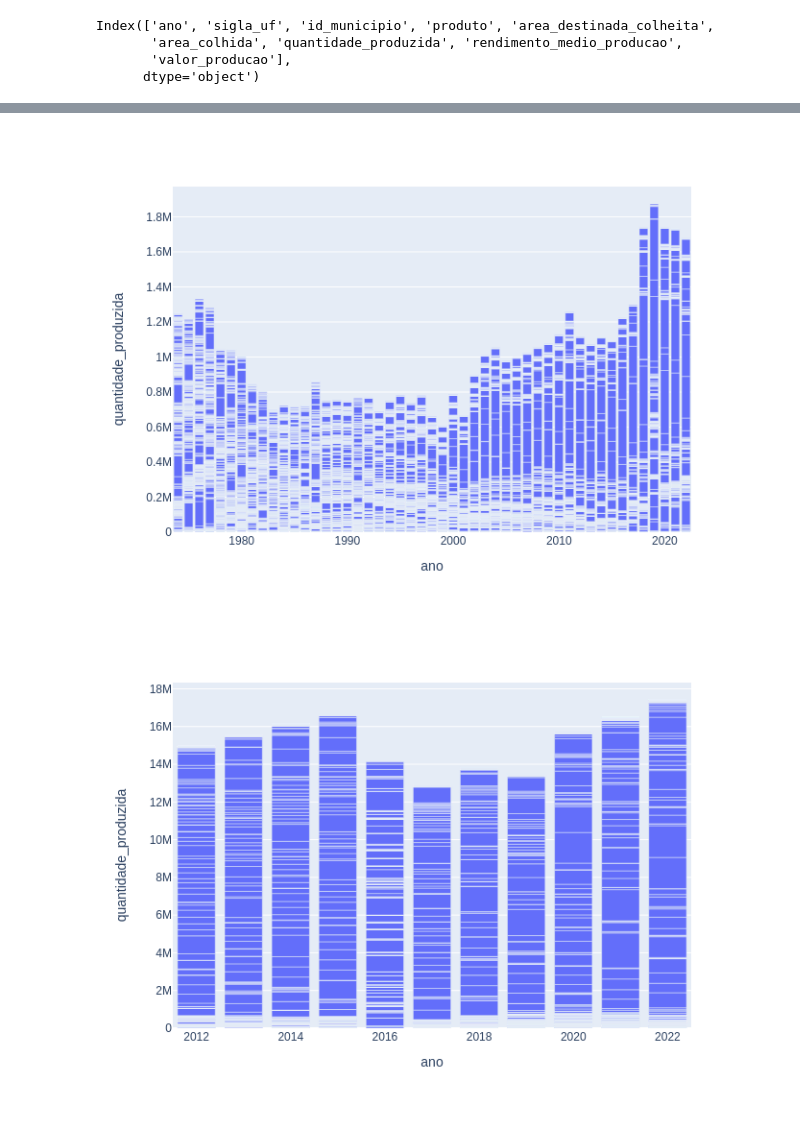
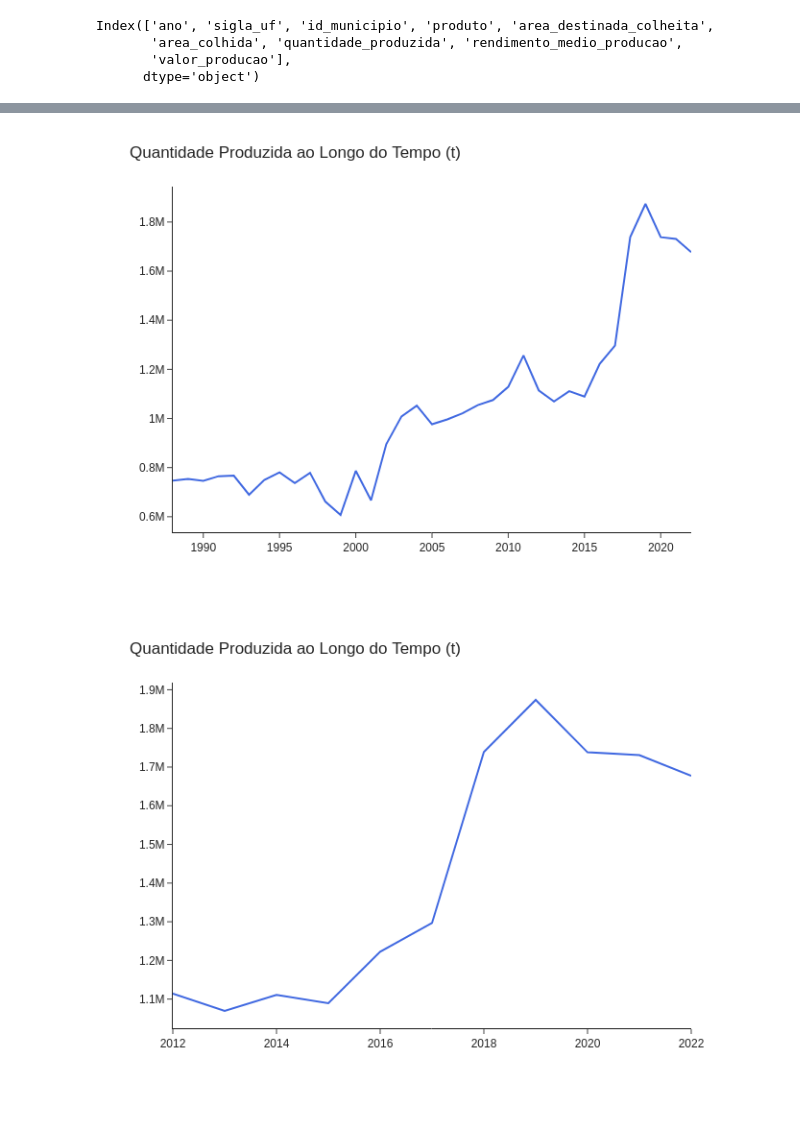
Before and after one commit to luizantoniont/analises-exploratorias-dados, a Jupyter notebook: EDA_pam_permanentes.ipynb, the cells around one changed output, grey strips where cells are left out. Cells and saved outputs as stored; diff of their text form; code cells hidden in the pictures.

```diff
--- a/EDA_pam_permanentes.ipynb
+++ b/EDA_pam_permanentes.ipynb
@@ -96,3 +108,5 @@ df.head(20)
+# %%
+df = df.dropna(subset=['area_destinada_colheita', 'area_colhida', 'quantidade_produzida', 'rendimento_medio_producao', 'valor_producao'])
 # %%
 df.describe()
 # %% [output]
@@ -133,0 +154,3 @@ Requirement already satisfied: kaleido in /usr/local/lib/python3.10/dist-package
+# %%
+quantidade_produzida = df.groupby('ano')['quantidade_produzida'].sum().reset_index()
+quantidade_produzida
@@ -134,15 +175,26 @@ Requirement already satisfied: kaleido in /usr/local/lib/python3.10/dist-package
 # %%
-fig = px.bar(df, x='ano', y='quantidade_produzida')
+fig = px.line(quantidade_produzida, x='ano', y='quantidade_produzida',
+              color_discrete_sequence=['RoyalBlue'])
+fig.update_layout(title='Quantidade Produzida ao Longo do Tempo (t)',
+                  xaxis_title='',
+                  yaxis_title='',
+                  template='simple_white'
+                  )
 fig.show('png')
 # %% [output]
-[figure, old version]
+[figure, new version]
 # %%
-df_filtro_ano = df[(df['ano'] >= 2012) & (df['ano'] <= 2022)]
+quantidade_produzida_periodo = quantidade_produzida[(quantidade_produzida['ano'] >= 2012) & (quantidade_produzida['ano'] <= 2022)]
 # %%
-fig = px.bar(df_filtro_ano, x='ano', y='quantidade_produzida')
+fig = px.line(quantidade_produzida_periodo, x='ano', y='quantidade_produzida',
+              color_discrete_sequence=['RoyalBlue'])
+fig.update_layout(title='Quantidade Produzida ao Longo do Tempo (t)',
+                  xaxis_title='',
+                  yaxis_title='',
+                  template='simple_white')
 fig.show('png')
 # %% [output]
-[figure, old version]
+[figure, new version]
 # %%
 df_top10_produtos = df.groupby('produto')['quantidade_produzida'].sum().sort_values(ascending=False).head(10).reset_index()
 df_top10_produtos
```
Also changed, not shown: parts of 50 cells of this notebook.
